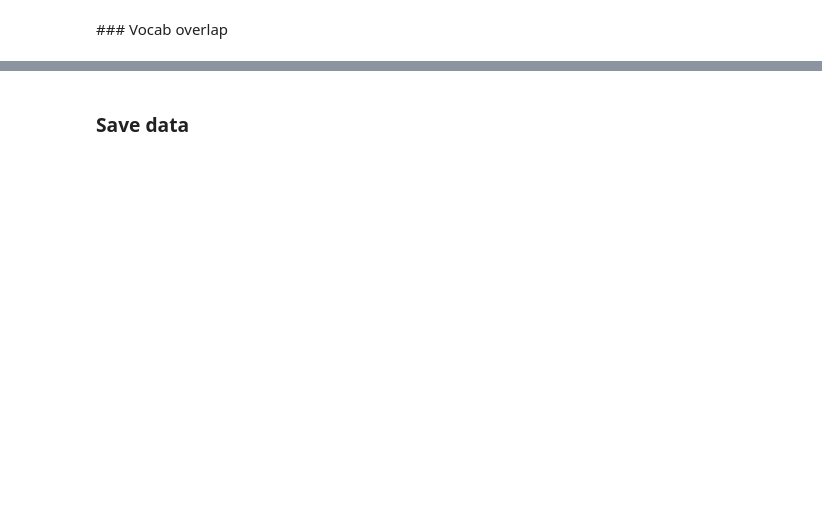
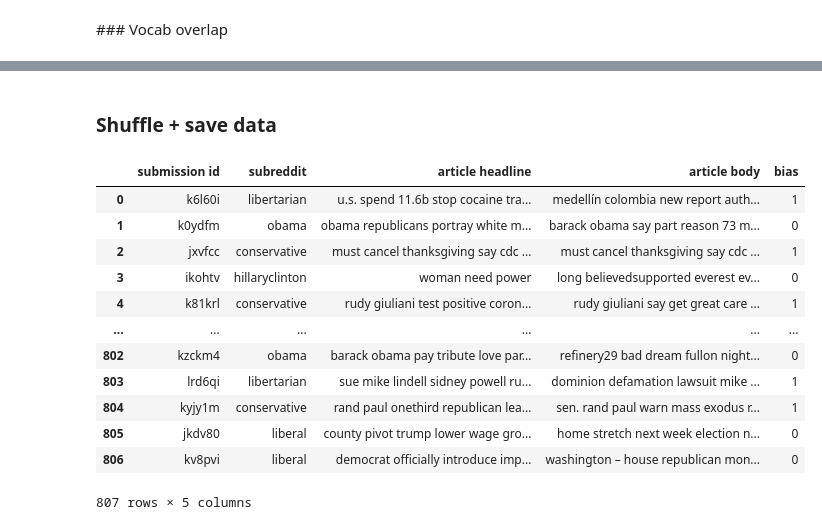
Before and after one commit to fawazshah/Reddit-Analysis, a Jupyter notebook: 4_sentiment_vocab_overlap_reddit.ipynb, the cells around one changed output, grey strips where cells are left out. Saved outputs shown, nothing was run; the diff lists cells and outputs as text; code cells hidden in the pictures; blank space fills up the shorter version.

Commit message:
Shuffle data before saving

```diff
--- a/4_sentiment_vocab_overlap_reddit.ipynb
+++ b/4_sentiment_vocab_overlap_reddit.ipynb
@@ -475,2 +475,24 @@ Article body and comment body Jaccard distance: 0.4447888908942278
 # %% [markdown]
-### Save data
+### Shuffle + save data
+# %%
+submissions_df = submissions_df.sample(frac=1, random_state=1)
+submissions_df.reset_index(inplace=True, drop=True)
+
+comments_df = comments_df.sample(frac=1, random_state=1)
+comments_df.reset_index(inplace=True, drop=True)
+# %%
+submissions_df
+# %% [output]
+|  | submission id | subreddit | article headline | article body | bias |
+| 0 | k6l60i | libertarian | u.s. spend 11.6b stop cocaine tra... | medellín colombia new report auth... | 1 |
+| 1 | k0ydfm | obama | obama republicans portray white m... | barack obama say part reason 73 m... | 0 |
+| 2 | jxvfcc | conservative | must cancel thanksgiving say cdc ... | must cancel thanksgiving say cdc ... | 1 |
+| 3 | ikohtv | hillaryclinton | woman need power | long believedsupported everest ev... | 0 |
+| 4 | k81krl | conservative | rudy giuliani test positive coron... | rudy giuliani say get great care ... | 1 |
+| ... | ... | ... | ... | ... | ... |
+| 802 | kzckm4 | obama | barack obama pay tribute love par... | refinery29 bad dream fullon night... | 0 |
+| 803 | lrd6qi | libertarian | sue mike lindell sidney powell ru... | dominion defamation lawsuit mike ... | 1 |
+| 804 | kyjy1m | conservative | rand paul onethird republican lea... | sen. rand paul warn mass exodus r... | 1 |
+| 805 | jkdv80 | liberal | county pivot trump lower wage gro... | home stretch next week election n... | 0 |
+| 806 | kv8pvi | liberal | democrat officially introduce imp... | washington – house republican mon... | 0 |
+807 rows × 5 columns
```
Also changed, not shown: parts of 13 cells of this notebook.
